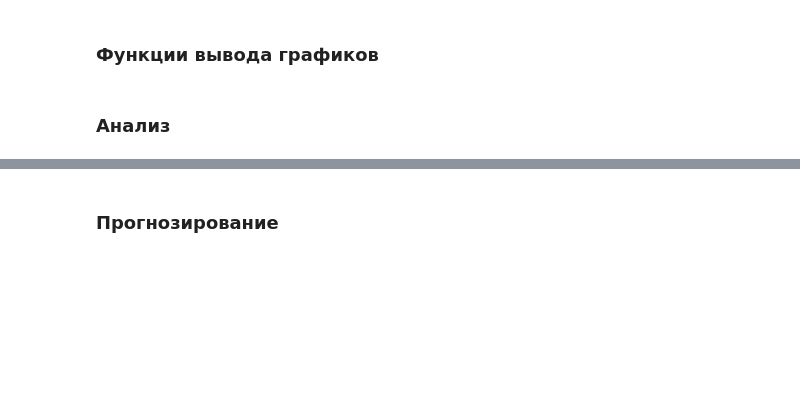
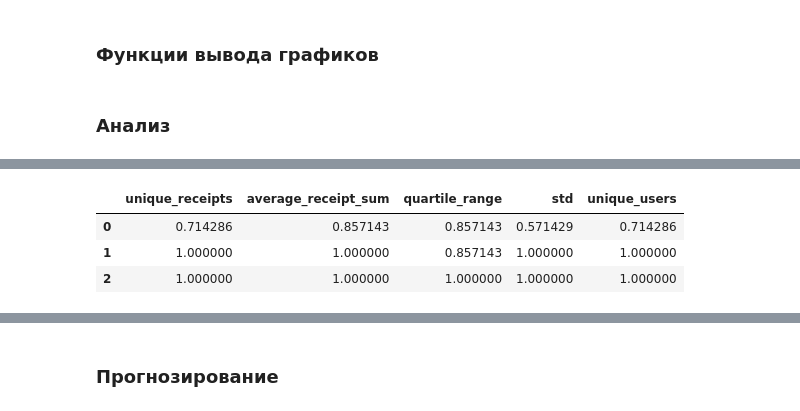
Before and after one commit to Barashkov-GO/vkr, a Jupyter notebook: data_analysis.ipynb, the cells around one changed output, grey strips where cells are left out. Drawn from its saved outputs; the diff is of its cells as text; code cells hidden in the pictures; blank space fills up the shorter version.

```diff
--- a/data_analysis.ipynb
+++ b/data_analysis.ipynb
@@ -213,12 +229,12 @@ def get_date_info(data):
 # %%
 def get_weekday_info(data):
     grouped_by_weekday = data.groupby(by='weekday')
-    ans = grouped_by_weekday[['transaction_key']].apply(lambda x: x.nunique()).rename(columns={'transaction_key': 'unique_receipts'})
+    ans = grouped_by_weekday[['transaction_key']].parallel_apply(lambda x: x.nunique()).rename(columns={'transaction_key': 'unique_receipts'})
 
-    ans['average_receipt_sum'] = grouped_by_weekday['line_item_price'].apply(lambda x: x.values.sum() / x.values.shape[0])
+    ans['average_receipt_sum'] = grouped_by_weekday[['line_item_price']].parallel_apply(lambda x: x.values.sum() / x.values.shape[0])
     ans['quartile_range'] = grouped_by_weekday['line_item_price'].quantile(0.75) - grouped_by_weekday['line_item_price'].quantile(0.25)
     ans['std'] = grouped_by_weekday['line_item_price'].std()
-    ans['unique_users'] = grouped_by_weekday['gid'].apply(lambda x: x.nunique())
+    ans['unique_users'] = grouped_by_weekday[['gid']].parallel_apply(lambda x: x.nunique())
     return ans
     #
     # return ans
@@ -228,3 +254,10 @@ weekday_info
+# %%
+weekday_info.apply(three_sigmas)
+# %% [output]
+|  | unique_receipts | average_receipt_sum | quartile_range | std | unique_users |
+| 0 | 0.714286 | 0.857143 | 0.857143 | 0.571429 | 0.714286 |
+| 1 | 1.000000 | 1.000000 | 0.857143 | 1.000000 | 1.000000 |
+| 2 | 1.000000 | 1.000000 | 1.000000 | 1.000000 | 1.000000 |
 # %%
 # from helper import get_median
 
```
Also changed, not shown: parts of 24 cells of this notebook, 3 other files.
